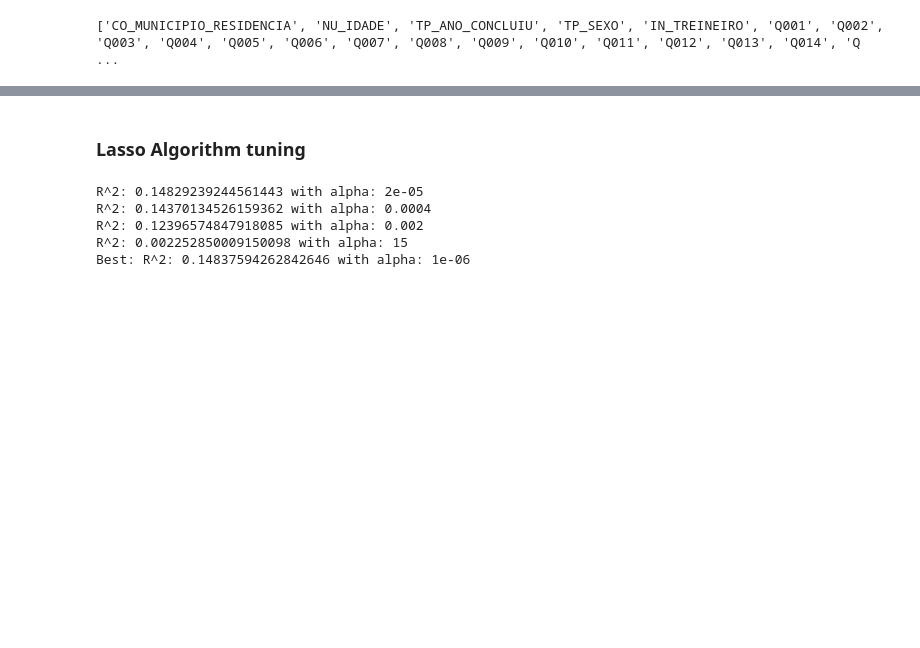
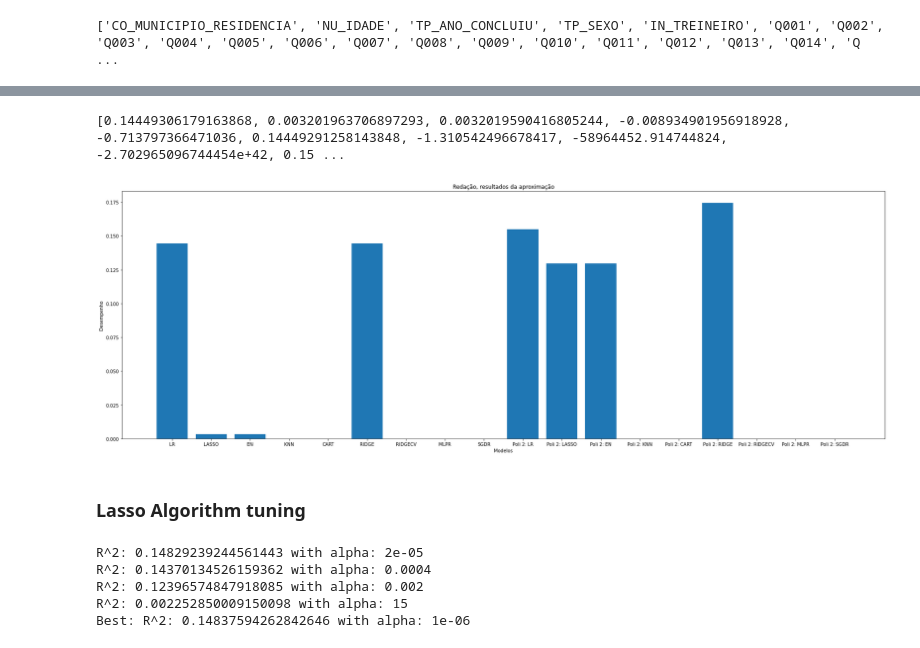
Before and after one commit to Bissiatti/Analise_dados_ENEM, a Jupyter notebook: Intro_Crisp_DM.ipynb, the cells around one changed output, grey strips where cells are left out. Saved outputs shown, nothing was run; the diff lists cells and outputs as text; code cells hidden in the pictures; blank space fills up the shorter version.

```diff
--- a/Intro_Crisp_DM.ipynb
+++ b/Intro_Crisp_DM.ipynb
@@ -1401,4 +1378,6 @@ print(len(xtrain))
 # %%
+# Adicionado os modelos do scikit-learning
+
 seed = 0
 models = []
 models.append(('LR', LinearRegression()))
@@ -1406,7 +1385,6 @@ models.append(('LASSO', Lasso(random_state=seed)))
 models.append(('EN', ElasticNet(random_state=seed)))
 models.append(('KNN', KNeighborsRegressor()))
 models.append(('CART', DecisionTreeRegressor(random_state=seed)))
-models.append(('SVR', SVR()))
 models.append(('RIDGE', Ridge(random_state=seed)))
 models.append(('RIDGECV', RidgeCV()))
 models.append(('MLPR', MLPRegressor(random_state=seed)))
@@ -1517,0 +1422,18 @@ Column: TP_COR_RACA-5, Selected False Rank: 15
+# %%
+# Regressão Polinomial grau 2
+
+poly_reg=PolynomialFeatures(degree=2)
+X_poly=poly_reg.fit_transform(xtrain)
+X_poly_test = poly_reg.fit_transform(xtest)
+poly_reg.fit(X_poly,ytrain)
+
+for name, model in models:
+    t0 = time.time()
+    md = model.fit(X_poly,ytrain)
+    time1 = time.time() - t0
+    ypredict = md.predict(X_poly_test)
+    scores = [r2_score(ytest,ypredict),explained_variance_score(ytest,ypredict),mean_absolute_error(ytest,ypredict),max_error(ytest,ypredict)]
+    results.append(scores)
+    names.append(name)
+    times.append(time1)
+    print(name, time1, scores)
@@ -1518,3 +1450,32 @@ Column: TP_COR_RACA-5, Selected False Rank: 15
+# %%
+print(r)
+# %% [output]
+[0.14449306179163868, 0.003201963706897293, 0.0032019590416805244, -0.008934901956918928, -0.713797366471036, 0.14449291258143848, -1.310542496678417, -58964452.914744824, -2.702965096744454e+42, 0.15 ...
+# %%
+import matplotlib.pyplot as plt
+
+r = []
+j = 0
+namesCorr = []
+for i in results:
+    if j < len(results)/2:
+        namesCorr.append(names[j])
+    else:
+        namesCorr.append("Poli 2: "+names[j])
+    if i[0] > 0:
+        r.append(i[0])
+    else:
+        r.append(0)
+    j = j+1
+
+plt.figure(figsize=(30, 10))
+plt.bar(namesCorr,r)
+plt.title('Redação, resultados da aproximação')
+plt.xlabel('Modelos')
+plt.ylabel('Desempenho')
+plt.show()
+# %% [output]
+[figure, added]
 # %% [markdown]
 ### Lasso Algorithm tuning
 # %%
```
Also changed, not shown: parts of 79 cells of this notebook.
